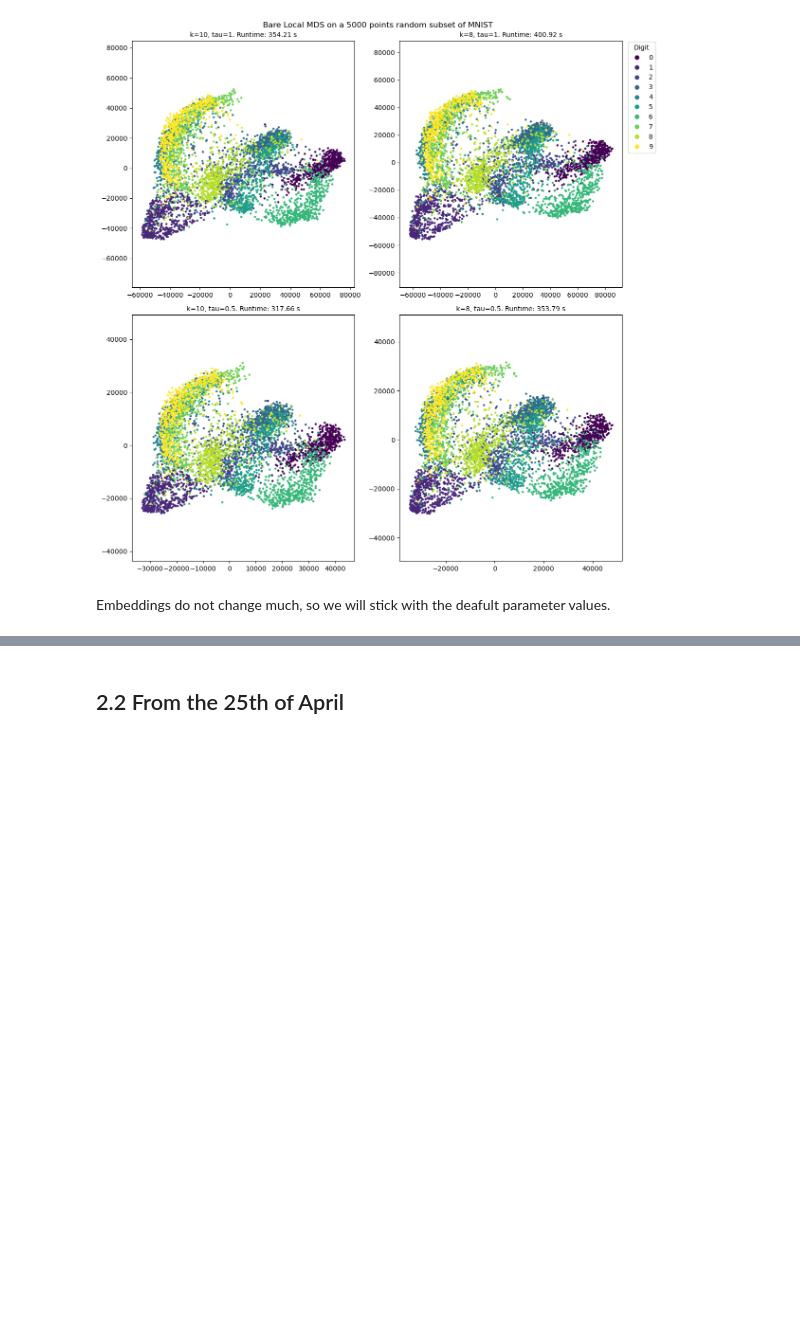
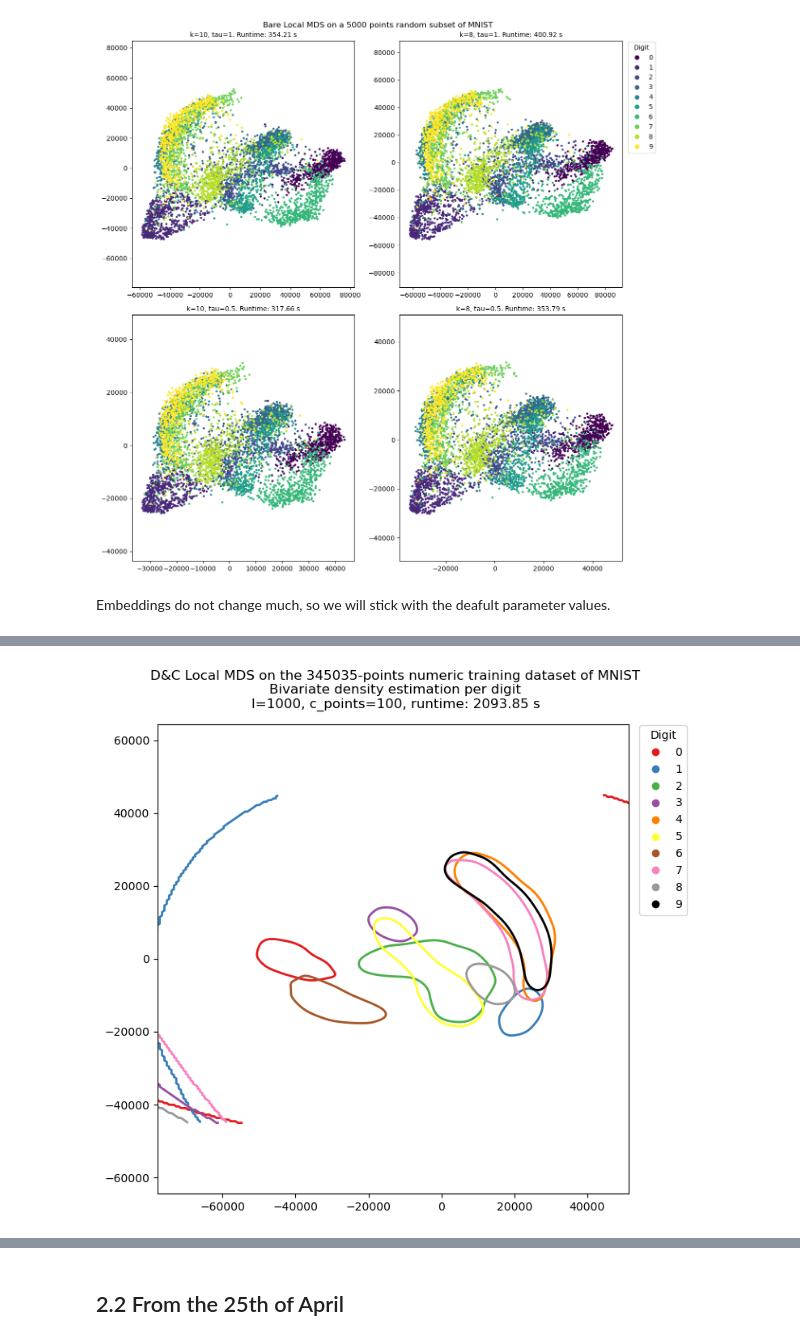
Before and after one commit to airdac/TFM_Adria, a Jupyter notebook: code/d_and_c/LMDS/LMDS_examples.ipynb, the cells around one changed output, grey strips where cells are left out. Drawn from its saved outputs; the diff is of its cells as text; code cells hidden in the pictures; blank space fills up the shorter version.

```diff
--- a/code/d_and_c/LMDS/LMDS_examples.ipynb
+++ b/code/d_and_c/LMDS/LMDS_examples.ipynb
@@ -353,7 +354,7 @@ digits = np.unique(sampled_target1)
 
 set1_colors = list(plt.get_cmap('Set1').colors)
 set1_colors.append((0, 0, 0))  # Add black as RGB tuple
-cmap = mcolors.ListedColormap(set1_colors[:len(digits)])
+cmap = mcolors.ListedColormap(set1_colors)
 
 # Create a 10x2 grid: one row per digit, columns for Bare and D&C
 fig, axes = plt.subplots(len(digits), 2, figsize=(8, 30))
@@ -385,7 +386,7 @@ digits = np.unique(sampled_target1)
 
 set1_colors = list(plt.get_cmap('Set1').colors)
 set1_colors.append((0, 0, 0))  # Add black as RGB tuple
-cmap = mcolors.ListedColormap(set1_colors[:len(digits)])
+cmap = mcolors.ListedColormap(set1_colors)
 
 
 # Obtain target matrix to apply Procrustes transformation
@@ -542,7 +543,11 @@ Let us try now with the whole partition 1 with D&C Local MDS.
 # %%
 l, c_points = 1000, 100
 MNIST_dc_full1, time_MNIST_dc_full1 = benchmark(divide_conquer,
-                                      DRMethod.LocalMDS, MNIST_pixels1, l=l, c_points=c_points, r=2, verbose=2)
+                                      DRMethod.LocalMDS, MNIST_pixels, l=l, c_points=c_points, r=2, verbose=2)
+# Save experiment results
+with open(os.path.join(pickle_path, "MNIST_train_num_DC_SMACOF.pkl"), "wb") as f:
+    pickle.dump({"embedding": MNIST_dc_full1, "runtime": time_MNIST_dc_full1},
+                f)
 # %% [output]
 Projecting partition 1...
 Minimizing lmds with tau=1.0, k=10
@@ -564 +569,48 @@ niter=700 stress=-444798962905.8062
+# %%
+# Estimate densities
+digits = np.unique(MNIST_target)
+densities = {}
+
+for digit in digits:
+    mask = MNIST_target == digit
+    data = MNIST_dc_full1[mask].T
+    kde = gaussian_kde(data)
+    densities[int(digit)] = kde
+# %%
+# Contour plot estimated densities
+set1_colors = list(plt.get_cmap('Set1').colors)
+set1_colors.append((0, 0, 0))  # Add black
+cmap = mcolors.ListedColormap(set1_colors)
+
+# Compute meshgrid for contours
+embedding_x = MNIST_dc_full1[:,0]
+embedding_y = MNIST_dc_full1[:,1]
+xpad = (embedding_x.max() - embedding_x.min()) * 0.05
+ypad = (embedding_y.max() - embedding_y.min()) * 0.05
+xmin, xmax = embedding_x.min() - xpad, embedding_x.max() + xpad
+ymin, ymax = embedding_y.min() - ypad, embedding_y.max() + ypad
+xx, yy = np.meshgrid(
+    np.linspace(xmin, xmax, 200),
+    np.linspace(ymin, ymax, 200)
+)
+
+fig, ax = plt.subplots(1, 1, figsize=(7.5, 7))
+for i, digit in enumerate(digits):
+    kde = densities[int(digit)]
+    zz = kde(np.vstack([xx.ravel(), yy.ravel()])).reshape(xx.shape)
+    ax.contour(xx, yy, zz, levels=1, colors=[cmap(i)], linewidths=2)
+ax.axis('equal')
+legend_handles = [mlines.Line2D([], [], linestyle='None', marker='o',
+                                markersize=7,
+                                markerfacecolor=cmap(i),
+                                markeredgewidth=0,
+                                label=int(digit))
+                    for i, digit in enumerate(digits)]
+ax.legend(handles=legend_handles, title="Digit",
+            bbox_to_anchor=(1.01, 1.01), loc='upper left')
+fig.suptitle(
+    f"D&C Local MDS on the {MNIST_target.shape[0]}-points numeric training dataset of MNIST\nBivariate density estimation per digit\nl={l}, c_points={c_points}, runtime: {time_MNIST_dc_full1:.2f} s")
+plt.tight_layout()
+# %% [output]
+[figure, added]
 # %%
```
Also changed, not shown: parts of 5 cells of this notebook, 7 other files.
